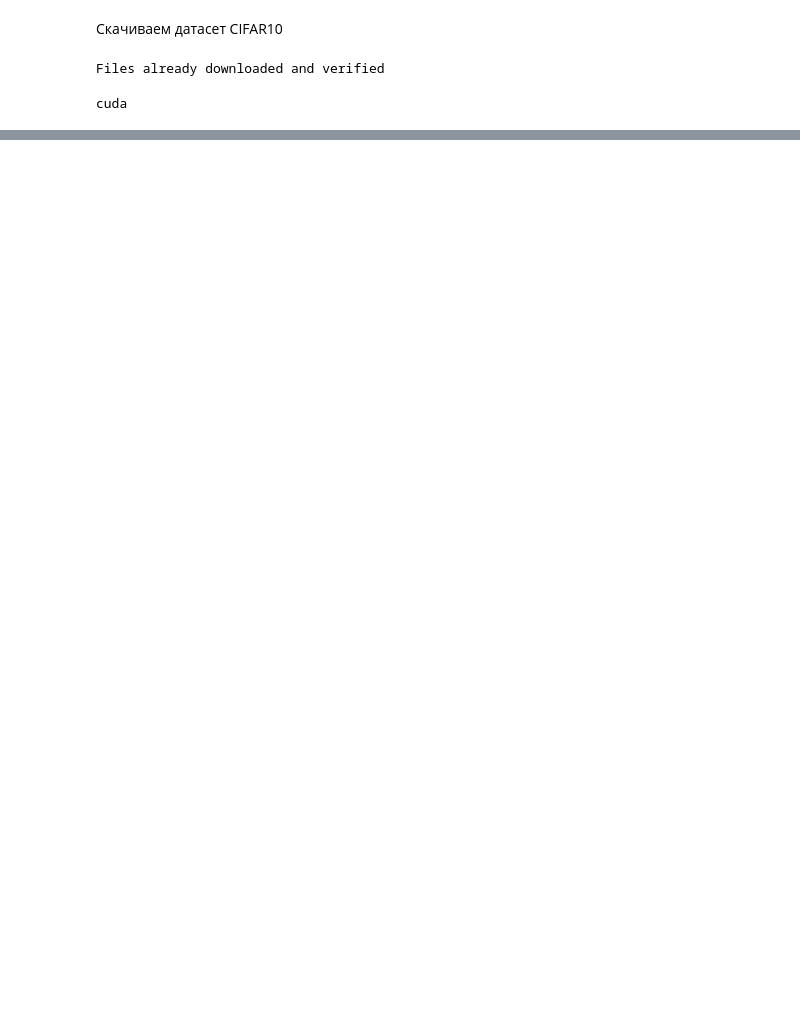
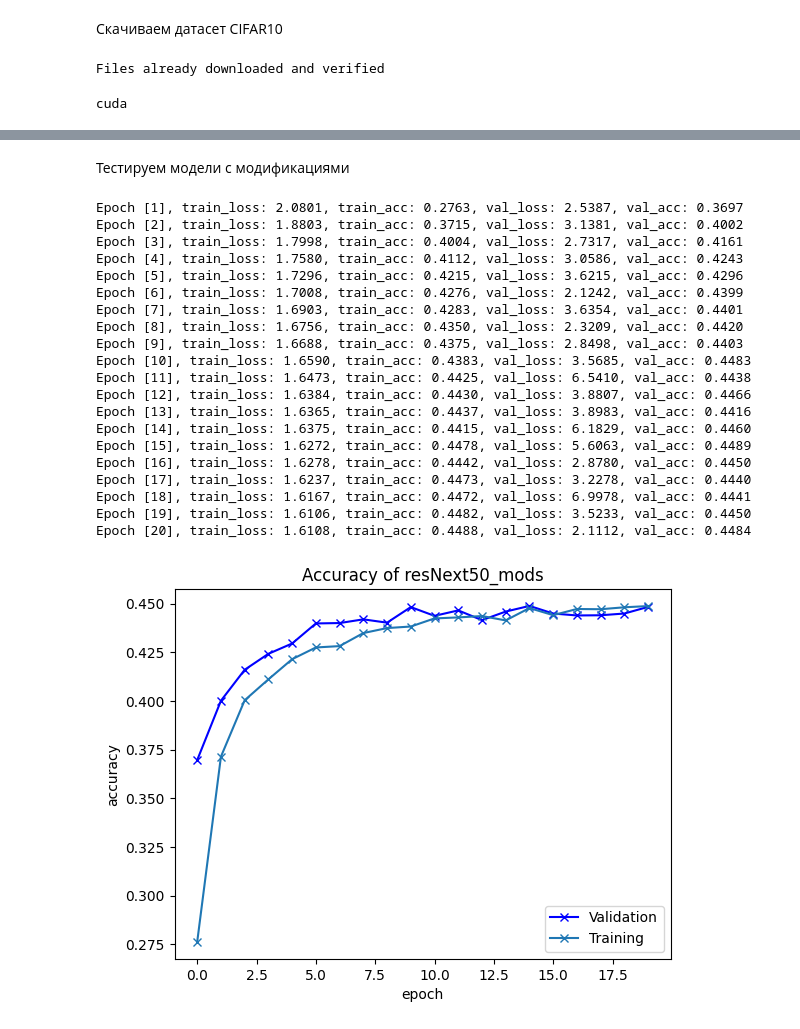
Before and after one commit to Serebro1/Deeplearn_lab4, a Jupyter notebook: transferModels.ipynb, the cells around one changed output, grey strips where cells are left out. Cells and saved outputs as stored; diff of their text form; code cells hidden in the pictures; blank space fills up the shorter version.

```diff
--- a/transferModels.ipynb
+++ b/transferModels.ipynb
@@ -102,0 +258,17 @@ class ImageClassificationBase(nn.Module):
+# %%
+class ResNext50(ImageClassificationBase):
+    def __init__(self, num_classes: int) -> None:
+        model = models.resnext50_32x4d(weights = models.ResNeXt50_32X4D_Weights.IMAGENET1K_V2)
+        model.fc = nn.Linear(model.fc.in_features, num_classes)
+        super().__init__(model, "resNext50")
+class ResNext50Mods(ImageClassificationBase):
+    def __init__(self, num_classes: int) -> None:
+        model = models.resnext50_32x4d(weights = models.ResNeXt50_32X4D_Weights.IMAGENET1K_V2)
+        model.fc = nn.Linear(model.fc.in_features, num_classes)
+        for param in model.parameters():
+            param.requires_grad = False
+
+        for param in model.fc.parameters():
+            param.requires_grad = True
+
+        super().__init__(model, "resNext50_mods")
@@ -138,0 +499,42 @@ Estimated Total Size (MB): 2095.86
+# %% [markdown]
+Тестируем модели с модификациями
+# %%
+alex_net_mod = ImageClassificationBase(AlexNet(), "alexNet")
+res_next50_mod = ResNext50Mods(10)
+mobile_net_mod = MobileNetV2Mods(10)
+shuffle_net_mod = ShuffleNetV2Mods(10)
+# %%
+%%time
+history = fit_one_cycle(epochs, res_next50_mod, trainloader, testloader, lr)
+
+plot_accuracies(history, res_next50_mod.name)
+plt.show()
+plot_losses(history, res_next50_mod.name)
+plt.show()
+
+best_accurate_model = ResNext50Mods(10)
+best_accurate_model.model.load_state_dict(torch.load(MODEL_EXP_PATH + "/baseline_"+ res_next50_mod.name +"_accuracy", weights_only = True))
+print("best acc in " + res_next50_mod.name)
+print(evaluate(best_accurate_model, testloader))
+# %% [output]
+Epoch [1], train_loss: 2.0801, train_acc: 0.2763, val_loss: 2.5387, val_acc: 0.3697
+Epoch [2], train_loss: 1.8803, train_acc: 0.3715, val_loss: 3.1381, val_acc: 0.4002
+Epoch [3], train_loss: 1.7998, train_acc: 0.4004, val_loss: 2.7317, val_acc: 0.4161
+Epoch [4], train_loss: 1.7580, train_acc: 0.4112, val_loss: 3.0586, val_acc: 0.4243
+Epoch [5], train_loss: 1.7296, train_acc: 0.4215, val_loss: 3.6215, val_acc: 0.4296
+Epoch [6], train_loss: 1.7008, train_acc: 0.4276, val_loss: 2.1242, val_acc: 0.4399
+Epoch [7], train_loss: 1.6903, train_acc: 0.4283, val_loss: 3.6354, val_acc: 0.4401
+Epoch [8], train_loss: 1.6756, train_acc: 0.4350, val_loss: 2.3209, val_acc: 0.4420
+Epoch [9], train_loss: 1.6688, train_acc: 0.4375, val_loss: 2.8498, val_acc: 0.4403
+Epoch [10], train_loss: 1.6590, train_acc: 0.4383, val_loss: 3.5685, val_acc: 0.4483
+Epoch [11], train_loss: 1.6473, train_acc: 0.4425, val_loss: 6.5410, val_acc: 0.4438
+Epoch [12], train_loss: 1.6384, train_acc: 0.4430, val_loss: 3.8807, val_acc: 0.4466
+Epoch [13], train_loss: 1.6365, train_acc: 0.4437, val_loss: 3.8983, val_acc: 0.4416
+Epoch [14], train_loss: 1.6375, train_acc: 0.4415, val_loss: 6.1829, val_acc: 0.4460
+Epoch [15], train_loss: 1.6272, train_acc: 0.4478, val_loss: 5.6063, val_acc: 0.4489
+Epoch [16], train_loss: 1.6278, train_acc: 0.4442, val_loss: 2.8780, val_acc: 0.4450
+Epoch [17], train_loss: 1.6237, train_acc: 0.4473, val_loss: 3.2278, val_acc: 0.4440
+Epoch [18], train_loss: 1.6167, train_acc: 0.4472, val_loss: 6.9978, val_acc: 0.4441
+Epoch [19], train_loss: 1.6106, train_acc: 0.4482, val_loss: 3.5233, val_acc: 0.4450
+Epoch [20], train_loss: 1.6108, train_acc: 0.4488, val_loss: 2.1112, val_acc: 0.4484
+[figure, added]
```
Also changed, not shown: parts of 35 cells of this notebook.
